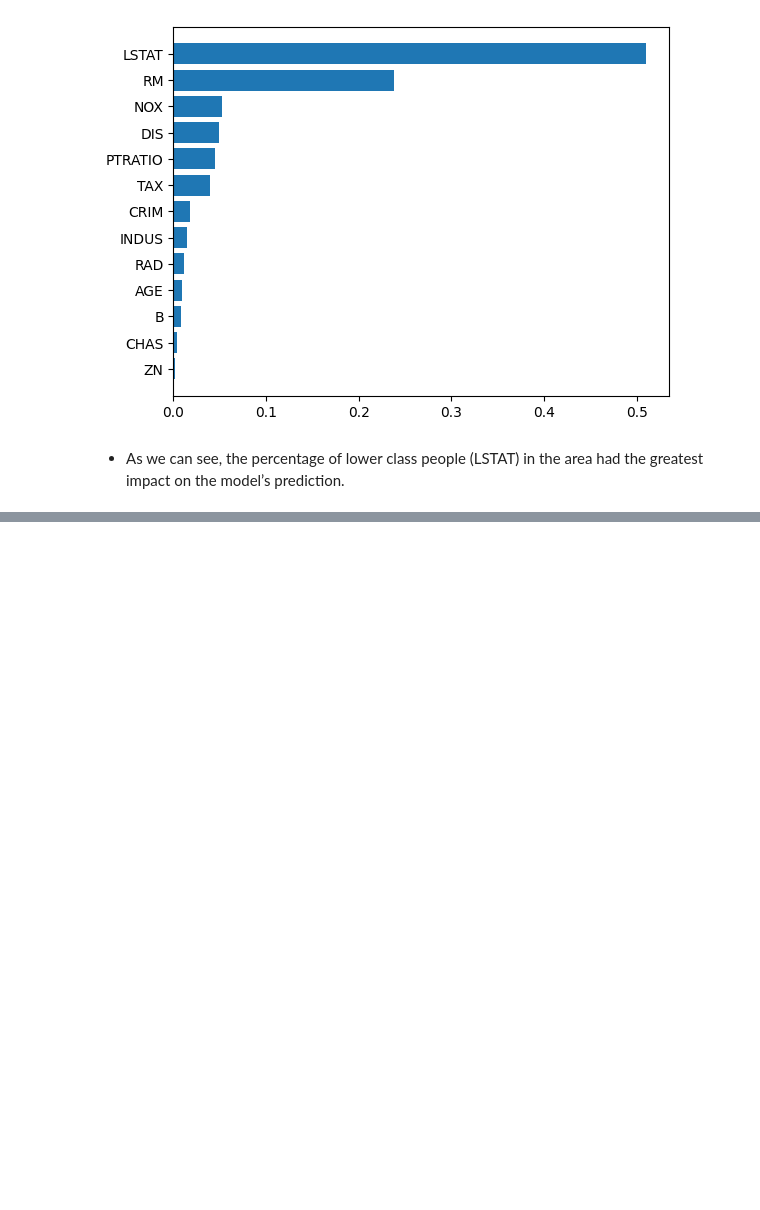
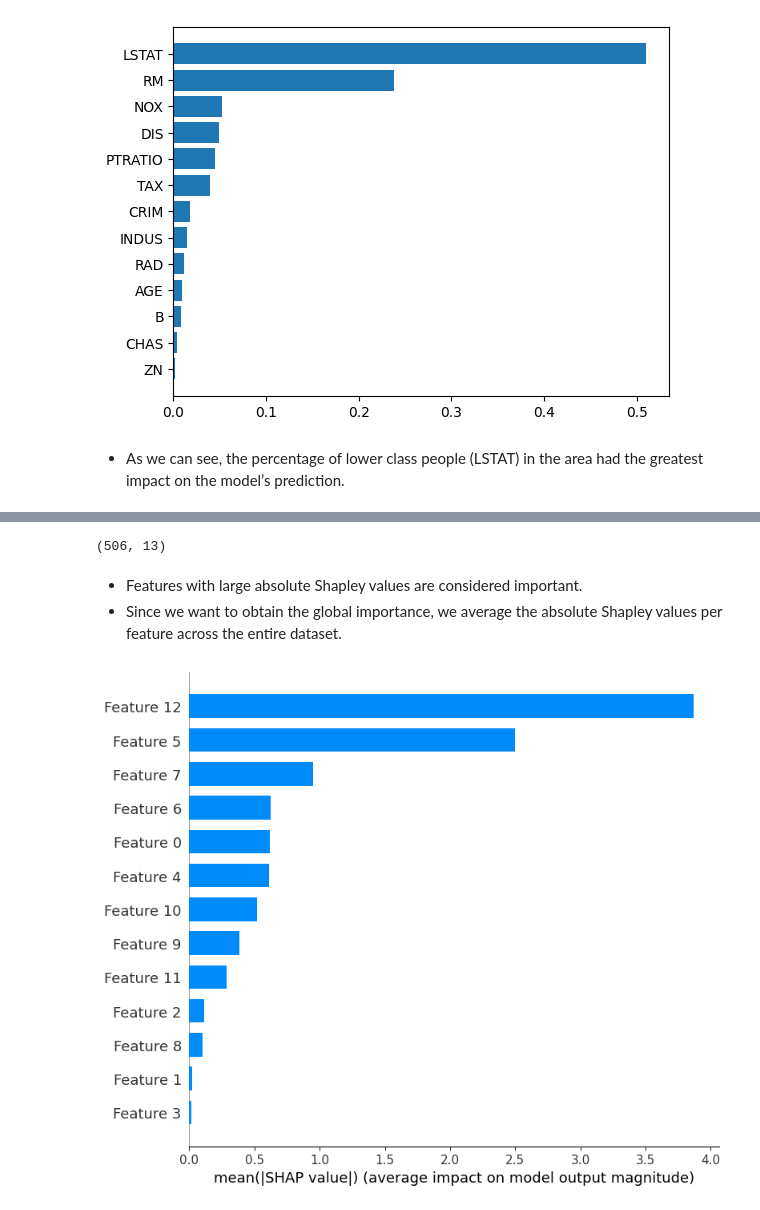
Before and after one commit to rcalix1/AI_auditing, a Jupyter notebook: shapley_AI_audit_example1.ipynb, the cells around one changed output, grey strips where cells are left out. Drawn from its saved outputs; the diff is of its cells as text; code cells hidden in the pictures; blank space fills up the shorter version.

```diff
--- a/shapley_AI_audit_example1.ipynb
+++ b/shapley_AI_audit_example1.ipynb
@@ -135,0 +174,4 @@ plt.barh(boston.feature_names[sorted_idx], model.feature_importances_[sorted_idx
+# %%
+
+explainer   = shap.Explainer(model)   ## explain xgboost model
+shap_values = explainer(X)
@@ -135,0 +207,15 @@ plt.barh(boston.feature_names[sorted_idx], model.feature_importances_[sorted_idx
+# %%
+
+X.shape
+# %% [output]
+(506, 13)
+# %% [markdown]
+
+* Features with large absolute Shapley values are considered important.
+* Since we want to obtain the global importance, we average the absolute Shapley values per feature across the entire dataset.
+# %%
+
+## shap_values.display_data = shap.datasets.adult(display=True)[0].values
+shap.summary_plot(shap_values, X, plot_type="bar")
+# %% [output]
+[figure, added]
```
Also changed, not shown: parts of 24 cells of this notebook.
